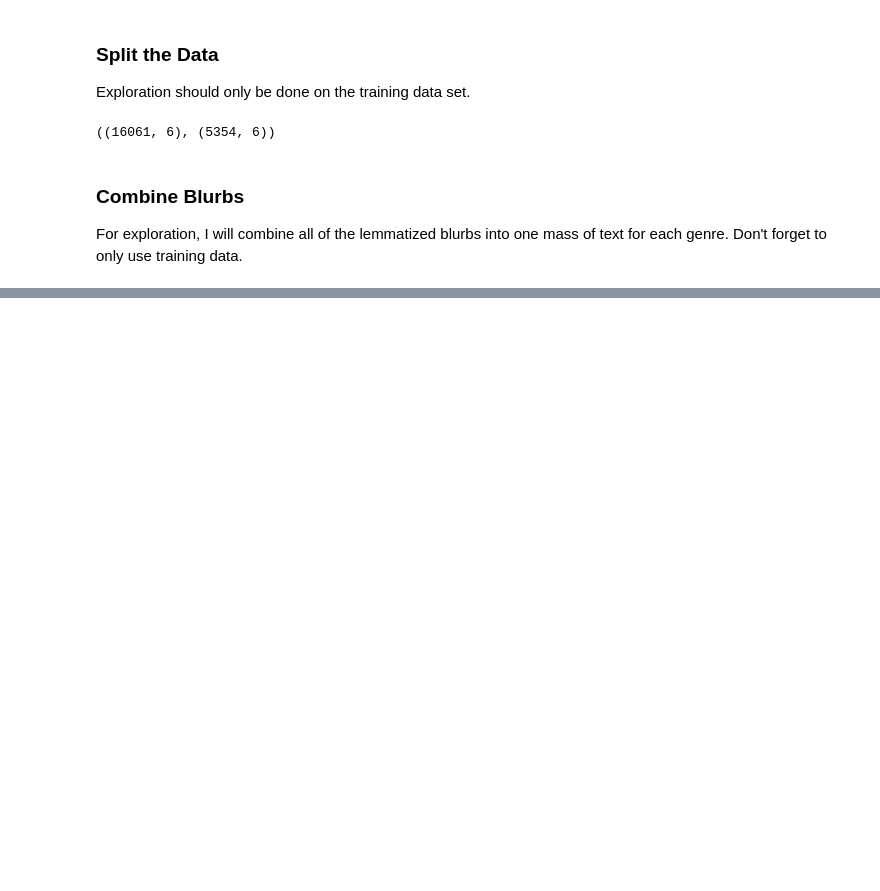
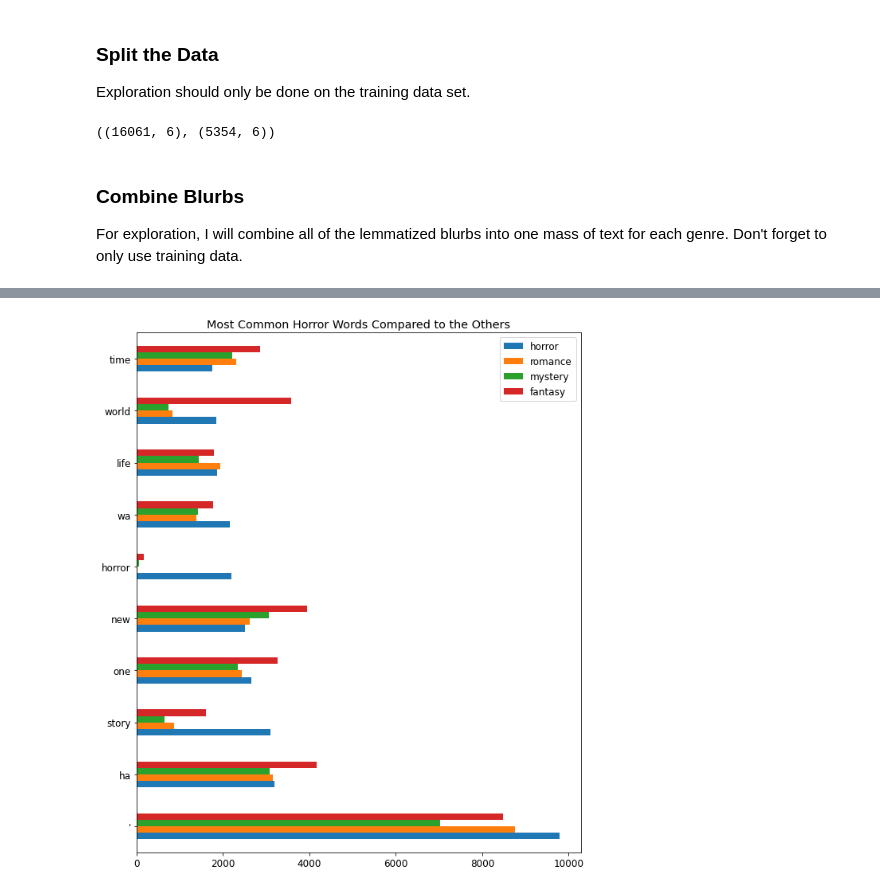
Before and after one commit to johnathon-smith/book-genre-NLP-project, a Jupyter notebook: explore.ipynb, the cells around one changed output, grey strips where cells are left out. Saved outputs shown, nothing was run; the diff lists cells and outputs as text; code cells hidden in the pictures; blank space fills up the shorter version.

Commit message:
Created visualizations to compare individual word, bigram, and trigram counts across genres

```diff
--- a/explore.ipynb
+++ b/explore.ipynb
@@ -81,3 +108,4 @@ horror_freq = pd.Series(horror_words.split()).value_counts()
 # %%
-horror_freq.sort_values(ascending = False).head(6)
+romance_freq = pd.Series(romance_words.split()).value_counts()
+romance_freq.sort_values(ascending = False).head(6)
 # %% [output]
@@ -90,0 +121,3 @@ dtype: int64
+# %%
+mystery_freq = pd.Series(mystery_words.split()).value_counts()
+mystery_freq.sort_values(ascending = False).head(6)
@@ -90,0 +134,3 @@ dtype: int64
+# %%
+fantasy_freq = pd.Series(fantasy_words.split()).value_counts()
+fantasy_freq.sort_values(ascending = False).head(6)
@@ -90,0 +147,4 @@ dtype: int64
+# %%
+word_counts = pd.concat([all_freq, horror_freq, romance_freq, mystery_freq, fantasy_freq], axis=1).fillna(0).astype(int)
+word_counts.columns = ['all', 'horror', 'romance', 'mystery', 'fantasy']
+word_counts.head()
@@ -90,0 +158,7 @@ dtype: int64
+# %%
+plt.rc('font', size=12)
+word_counts.sort_values('horror', ascending=False).head(10)[['horror', 'romance', 'mystery', 'fantasy']].plot.barh(figsize = (10,12))
+plt.title('Most Common Horror Words Compared to the Others')
+plt.show()
+# %% [output]
+[figure, added]
```
Also changed, not shown: parts of 53 cells of this notebook.
